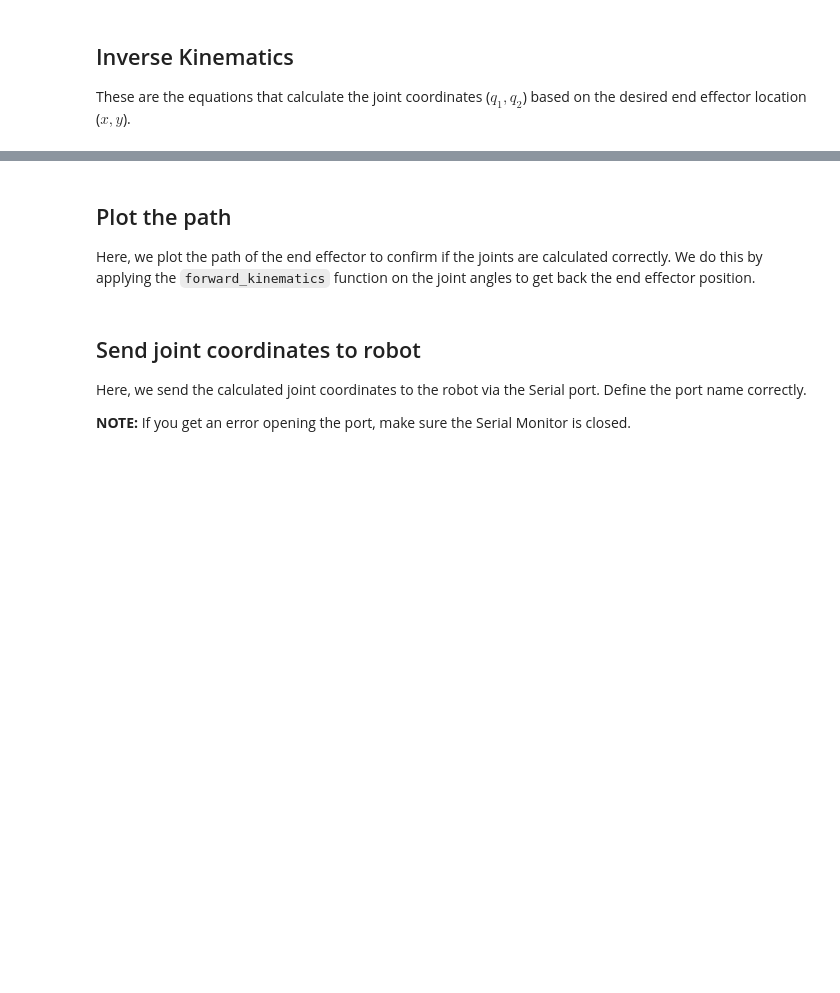
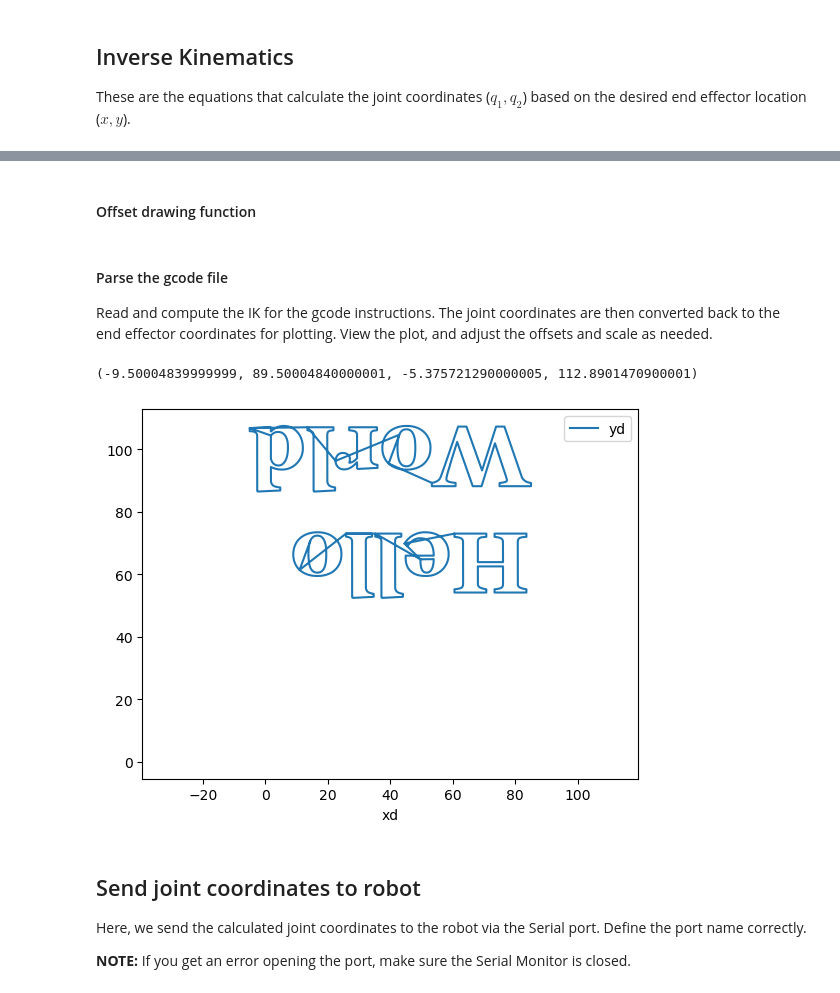
Before and after one commit to Shameel1/robotics, a Jupyter notebook: Control robot arm.ipynb, the cells around one changed output, grey strips where cells are left out. Drawn from its saved outputs; the diff is of its cells as text; code cells hidden in the pictures; blank space fills up the shorter version.

```diff
--- a/Control robot arm.ipynb
+++ b/Control robot arm.ipynb
@@ -75,3 +54,0 @@ result[['q1', 'q2']] = result.apply(inverse_kinematics, axis=1, result_type='exp
-# %% [markdown]
-## Plot the path
-Here, we plot the path of the end effector to confirm if the joints are calculated correctly. We do this by applying the `forward_kinematics` function on the joint angles to get back the end effector position.
@@ -82,3 +55,52 @@ plt.axis('equal')
+# %% [markdown]
+#### Offset drawing function
+# %%
+def offset_drawing(gcode, x_offset=0, y_offset=0, scale=1):
+
+    middle_x = np.mean([gcode['x'].min(), gcode['x'].max()])
+    middle_y = np.mean([gcode['y'].min(), gcode['y'].max()])
+    gcode['x'] -= middle_x
+    gcode['y'] -= middle_y
+    gcode['x'] = -gcode['x'] #Flip the drawing
+    gcode['y'] = -gcode['y'] #Flip the drawing
+
+    gcode['x'] += x_offset
+    gcode['y'] += y_offset
+
+    gcode['x'] = gcode['x']*scale
+    gcode['y'] = gcode['y']*scale
+    return gcode
+# %% [markdown]
+#### Parse the gcode file
+Read and compute the IK for the gcode instructions. The joint coordinates are then converted back to the end effector coordinates for plotting. View the plot, and adjust the offsets and scale as needed.
+# %%
+def parse_gcode_file(file):
+    with open(file, 'r') as f:
+        lines = f.readlines()
+    gcode = pd.DataFrame(lines, columns=['gcode'])
+    gcode.head()
+    gcode['x'] = gcode['gcode'].str.extract(r'X(-?\d+\.\d+)')
+    gcode['y'] = gcode['gcode'].str.extract(r'Y(-?\d+\.\d+)')
+    gcode['P'] = gcode['gcode'].str.extract(r'P(\d+)')
+
+    gcode['x'] = gcode['x'].astype(float)
+    gcode['y'] = gcode['y'].astype(float)
+    gcode['P'] = gcode['P'].astype(float)
+    gcode = gcode.dropna(thresh=2)
+
+    gcode = offset_drawing(gcode, x_offset=40, y_offset=80, scale=1)
+    gcode[['q1', 'q2']] = gcode.apply(inverse_kinematics, axis=1, result_type='expand')
+    gcode[['xd', 'yd']] = gcode.apply(forward_kinematics, axis=1, result_type='expand')
+    return gcode
+
+gcode = parse_gcode_file('drawings/name_new.gcode')
+fig,ax = plt.subplots()
+gcode.plot('xd', 'yd', marker=None, ax=ax)
+plt.plot(0,0,'')
+plt.axis('equal')
+# %% [output]
+(-9.50004839999999, 89.50004840000001, -5.375721290000005, 112.8901470900001)
+[figure, added]
 # %% [markdown]
 ## Send joint coordinates to robot
 Here, we send the calculated joint coordinates to the robot via the Serial port. Define the port name correctly.
```
Also changed, not shown: parts of 8 cells of this notebook, 9 other files.
